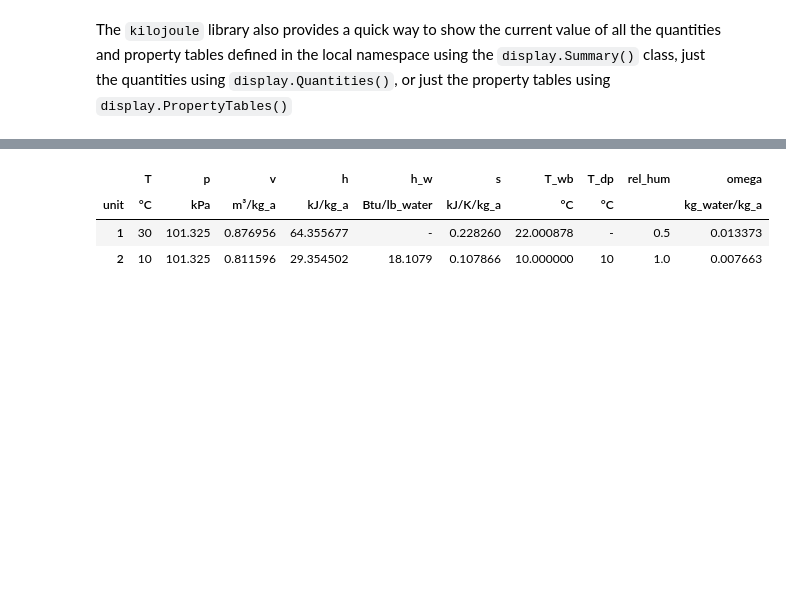
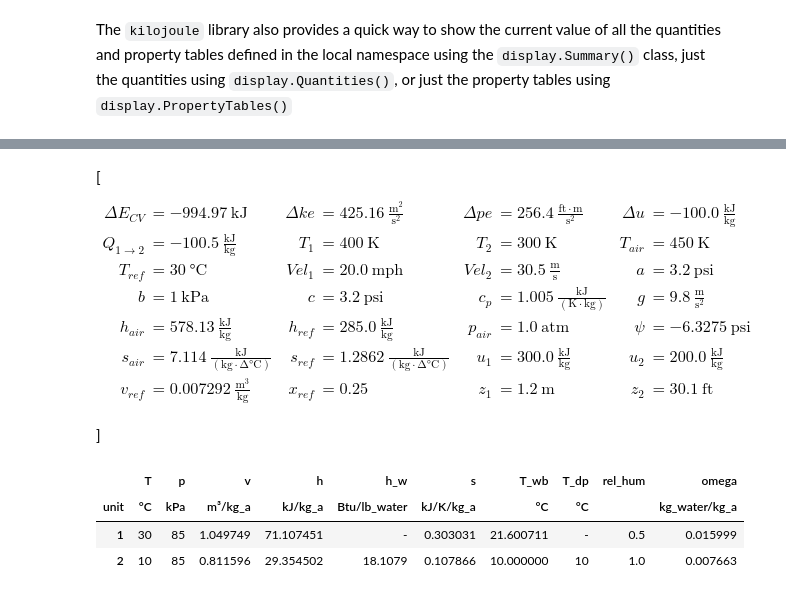
Before and after one commit to johnfmaddox/kilojoule, a Jupyter notebook: examples/kilojoule Intro.ipynb, the cells around one changed output, grey strips where cells are left out. Saved outputs shown, nothing was run; the diff lists cells and outputs as text; code cells hidden in the pictures; blank space fills up the shorter version.

```diff
--- a/examples/kilojoule Intro.ipynb
+++ b/examples/kilojoule Intro.ipynb
@@ -601,5 +959,7 @@ print(calcs.output)
 # %% [markdown]
 The `kilojoule` library also provides a quick way to show the current value of all the quantities and property tables defined in the local namespace using the `display.Summary()` class, just the quantities using `display.Quantities()`, or just the property tables using `display.PropertyTables()`
 # %%
-display.Summary(n_col=4);
+import kilojoule as kj
+
+kj.display.Summary(n_col=4);
 # %% [output]
@@ -607,5 +966,6 @@ display.Summary(n_col=4);
+\[\begin{aligned}{ \Delta{}E_{CV} }&={  -994.97\ \mathrm{kJ}  }&{ \Delta{}ke }&={  425.16\ \frac{\mathrm{m}^{2}}{\mathrm{s}^{2}}  }&{ \Delta{}pe }&={  256.4\ \frac{\mathrm{ft} \cdot \mathrm{m}}{\mathrm{s}^{2}}  }&{ \Delta{}u }&={  -100.0\ \frac{\mathrm{kJ}}{\mathrm{kg}}  }\\{ Q_{1\to{}2} }&={  -100.5\ \frac{\mathrm{kJ}}{\mathrm{kg}}  }&{ T_{1} }&={  400\ \mathrm{K}  }&{ T_{2} }&={  300\ \mathrm{K}  }&{ T_{air} }&={  450\ \mathrm{K}  }\\{ T_{ref} }&={  30\ \mathrm{°C}  }&{ Vel_{1} }&={  20.0\ \mathrm{mph}  }&{ Vel_{2} }&={  30.5\ \frac{\mathrm{m}}{\mathrm{s}}  }&{ a }&={  3.2\ \mathrm{psi}  }\\{ b }&={  1\ \mathrm{kPa}  }&{ c }&={  3.2\ \mathrm{psi}  }&{ c_{p} }&={  1.005\ \frac{\mathrm{kJ}}{\left(\mathrm{K} \cdot \mathrm{kg}\right)}  }&{ g }&={  9.8\ \frac{\mathrm{m}}{\mathrm{s}^{2}}  }\\{ h_{air} }&={  578.13\ \frac{\mathrm{kJ}}{\mathrm{kg}}  }&{ h_{ref} }&={  285.0\ \frac{\mathrm{kJ}}{\mathrm{kg}}  }&{ p_{air} }&={  1.0\ \mathrm{atm}  }&{ \psi }&={  -6.3275\ \mathrm{psi}  }\\{ s_{air} }&={  7.114\ \frac{\mathrm{kJ}}{\left(\mathrm{kg} \cdot \mathrm{Δ°C}\right)}  }&{ s_{ref} }&={  1.2862\ \frac{\mathrm{kJ}}{\left(\mathrm{kg} \cdot \mathrm{Δ°C}\right)}  }&{ u_{1} }&={  300.0\ \frac{\mathrm{kJ}}{\mathrm{kg}}  }&{ u_{2} }&={  200.0\ \frac{\mathrm{kJ}}{\mathrm{kg}}  }\\{ v_{ref} }&={  0.007292\ \frac{\mathrm{m}^{3}}{\mathrm{kg}}  }&{ x_{ref} }&={  0.25\  }&{ z_{1} }&={  1.2\ \mathrm{m}  }&{ z_{2} }&={  30.1\ \mathrm{ft}  }\\{  }\end{aligned}\]
 |  | T | p | v | h | h_w | s | T_wb | T_dp | rel_hum | omega |
 | unit | °C | kPa | m³/kg_a | kJ/kg_a | Btu/lb_water | kJ/K/kg_a | °C | °C |  | kg_water/kg_a |
-| 1 | 30 | 101.325 | 0.876956 | 64.355677 | - | 0.228260 | 22.000878 | - | 0.5 | 0.013373 |
-| 2 | 10 | 101.325 | 0.811596 | 29.354502 | 18.1079 | 0.107866 | 10.000000 | 10 | 1.0 | 0.007663 |
+| 1 | 30 | 85 | 1.049749 | 71.107451 | - | 0.303031 | 21.600711 | - | 0.5 | 0.015999 |
+| 2 | 10 | 85 | 0.811596 | 29.354502 | 18.1079 | 0.107866 | 10.000000 | 10 | 1.0 | 0.007663 |
 # %%
```
Also changed, not shown: parts of 66 cells of this notebook, 4 other files.
